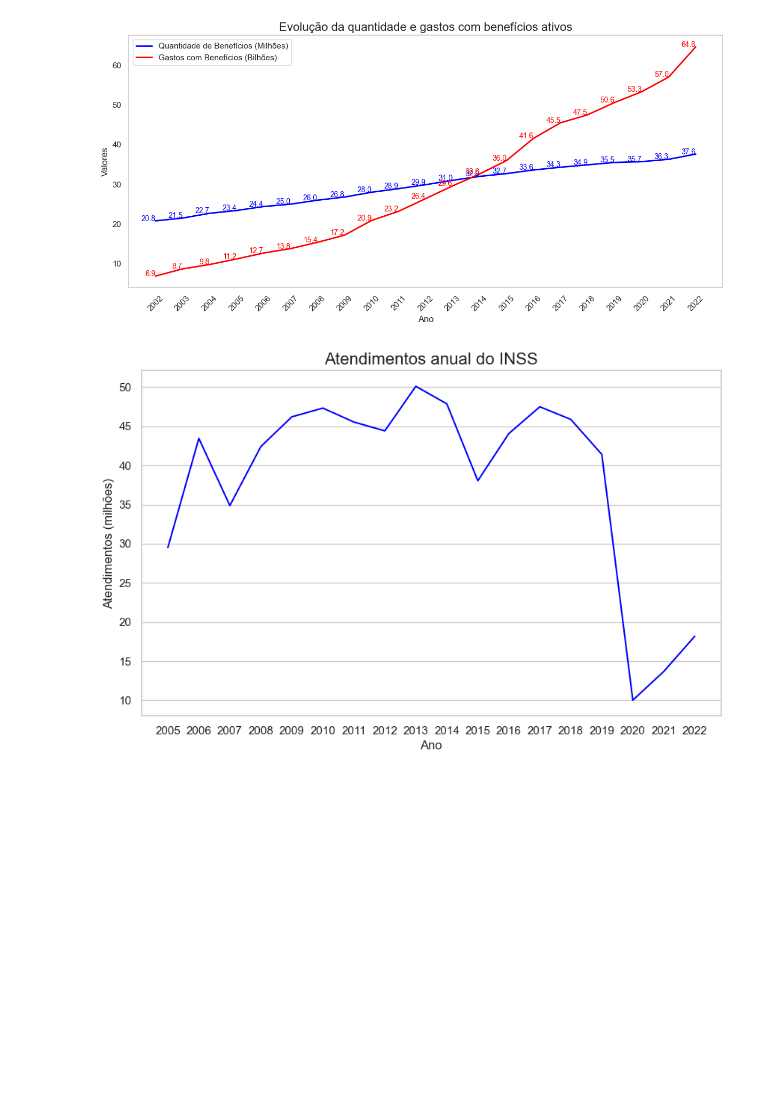
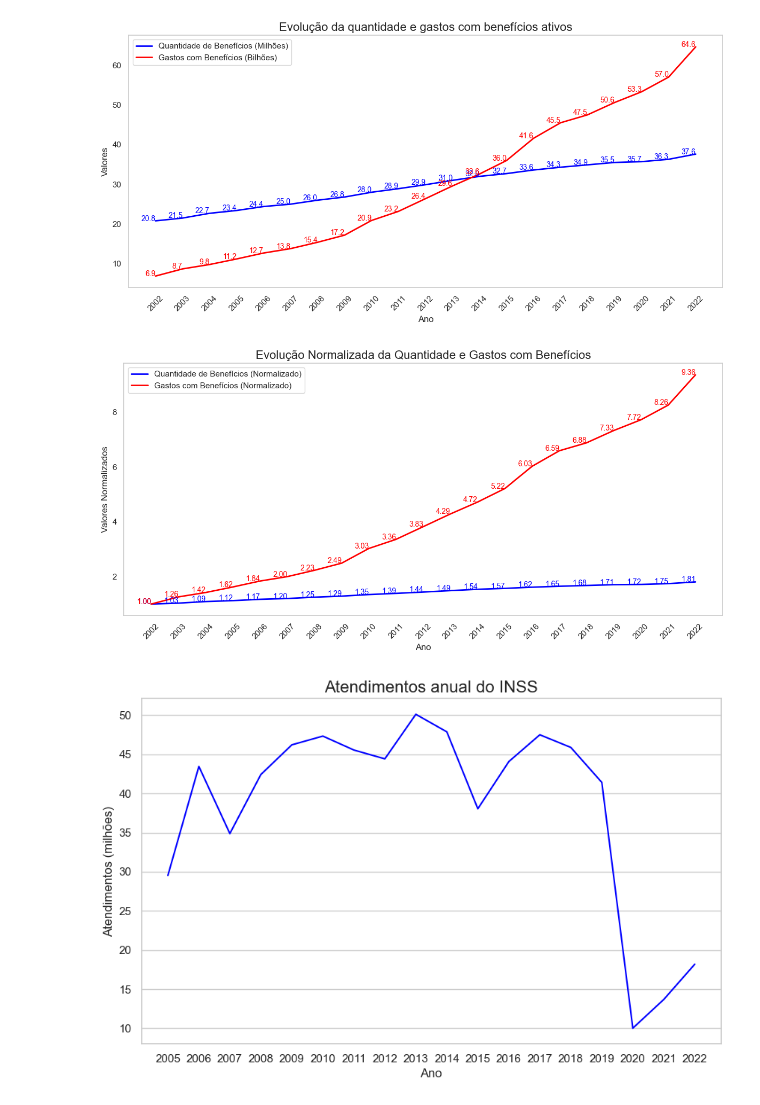
Before and after one commit to victordornelos/tcc_cap3, a Jupyter notebook: cap3.ipynb, the cells around one changed output. Drawn from its saved outputs; the diff is of its cells as text; code cells hidden in the pictures; blank space fills up the shorter version.

```diff
--- a/cap3.ipynb
+++ b/cap3.ipynb
@@ -392,6 +399,43 @@ plt.grid(False)
 plt.show()
 # %% [output]
 [figure]
+# %%
+# Criando uma cópia do dataframe para transformação
+df_normalizado = df_total.copy()
+
+# Normalizando os valores em relação à primeira linha
+df_normalizado.iloc[:, 1:] = df_total.iloc[:, 1:].div(df_total.iloc[0, 1:])
+
+# Configurar o estilo do Seaborn
+sns.set_style("whitegrid")
+
+# Criar o gráfico de linha
+plt.figure(figsize=(12, 6))
+plt.plot(df_normalizado['Ano'], df_normalizado['Quantidade de Benefícios'], label='Quantidade de Benefícios (Normalizado)', color='blue', linewidth=2)
+plt.plot(df_normalizado['Ano'], df_normalizado['Gastos com Benefícios'], label='Gastos com Benefícios (Normalizado)', color='red', linewidth=2)
+
+# Adicionar os valores como anotação no gráfico
+for x, y in zip(df_normalizado['Ano'], df_normalizado['Quantidade de Benefícios']):
+    plt.text(x, y, f'{y:.2f}', fontsize=10, ha='right', color='blue')  # Anotação para Quantidade de Benefícios
+
+for x, y in zip(df_normalizado['Ano'], df_normalizado['Gastos com Benefícios']):
+    plt.text(x, y, f'{y:.2f}', fontsize=10, ha='right', color='red')  # Anotação para Gastos com Benefícios
+
+# Adicionar título e rótulos
+plt.title("Evolução Normalizada da Quantidade e Gastos com Benefícios", fontsize=16)
+plt.xlabel("Ano", fontsize=12)
+plt.ylabel("Valores Normalizados", fontsize=12)
+
+# Configurar os valores no eixo X
+plt.xticks(df_normalizado['Ano'], rotation=45)
+plt.legend()
+
+# Ajustar o layout e exibir
+plt.tight_layout()
+plt.grid(False)
+plt.show()
+# %% [output]
+[figure, added]
 # %%
 # Criar o gráfico de linha
 
```
Also changed, not shown: parts of 18 cells of this notebook, 2 other files.
